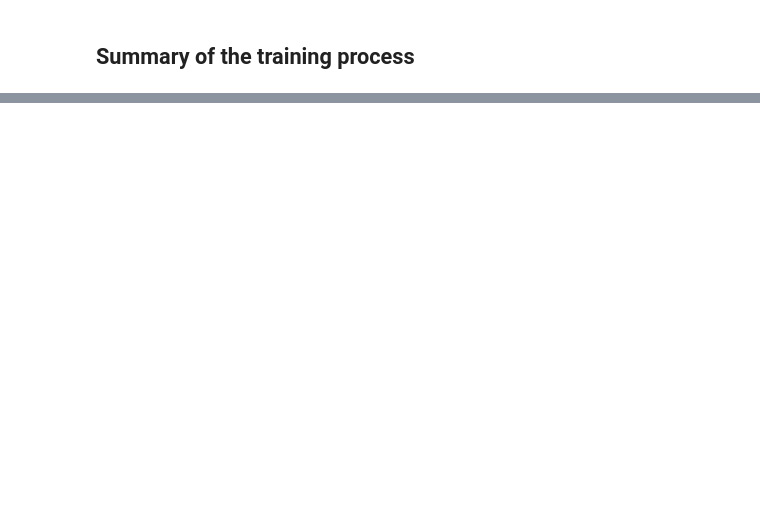
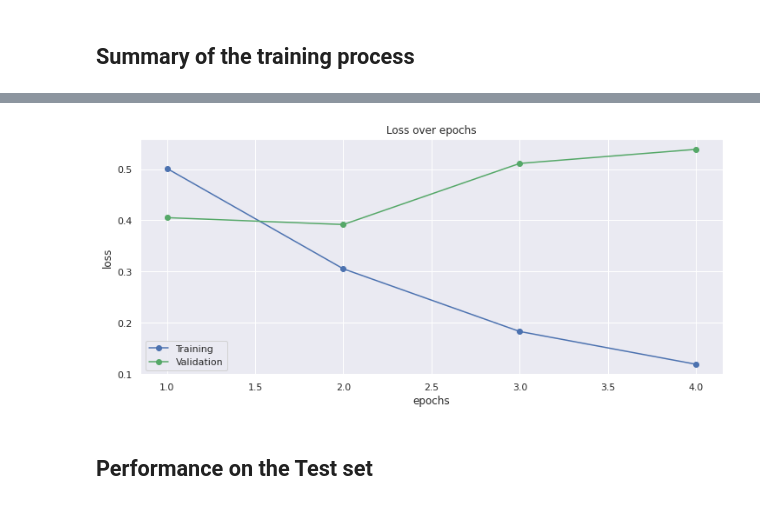
Before and after one commit to dilinjohn/Kaggle, a Jupyter notebook: NLP - Colab dataset/BERT_on_COLA_dataset.ipynb, the cells around one changed output, grey strips where cells are left out. Cells and saved outputs as stored; diff of their text form; code cells hidden in the pictures; blank space fills up the shorter version.

```diff
--- a/NLP - Colab dataset/BERT_on_COLA_dataset.ipynb
+++ b/NLP - Colab dataset/BERT_on_COLA_dataset.ipynb
@@ -733,0 +742,21 @@ df_stats
+# %%
+# plot the losses over epochs
+import matplotlib.pyplot as plt
+import seaborn as sns
+
+sns.set(style='darkgrid')
+
+#plt.rcParams['figure.figsize'] = (12,6)
+plt.figure(figsize=(12,5))
+plt.plot(df_stats['Training Loss'], 'b-o', label='Training')
+plt.plot(df_stats['Valid. Loss'], 'g-o', label='Validation')
+
+plt.title('Loss over epochs')
+plt.xlabel('epochs')
+plt.ylabel('loss')
+plt.legend(loc='lower left')
+plt.show()
+# %% [output]
+[figure, added]
+# %% [markdown]
+## Performance on the Test set
```
Also changed, not shown: parts of 25 cells of this notebook, 2 other files.
